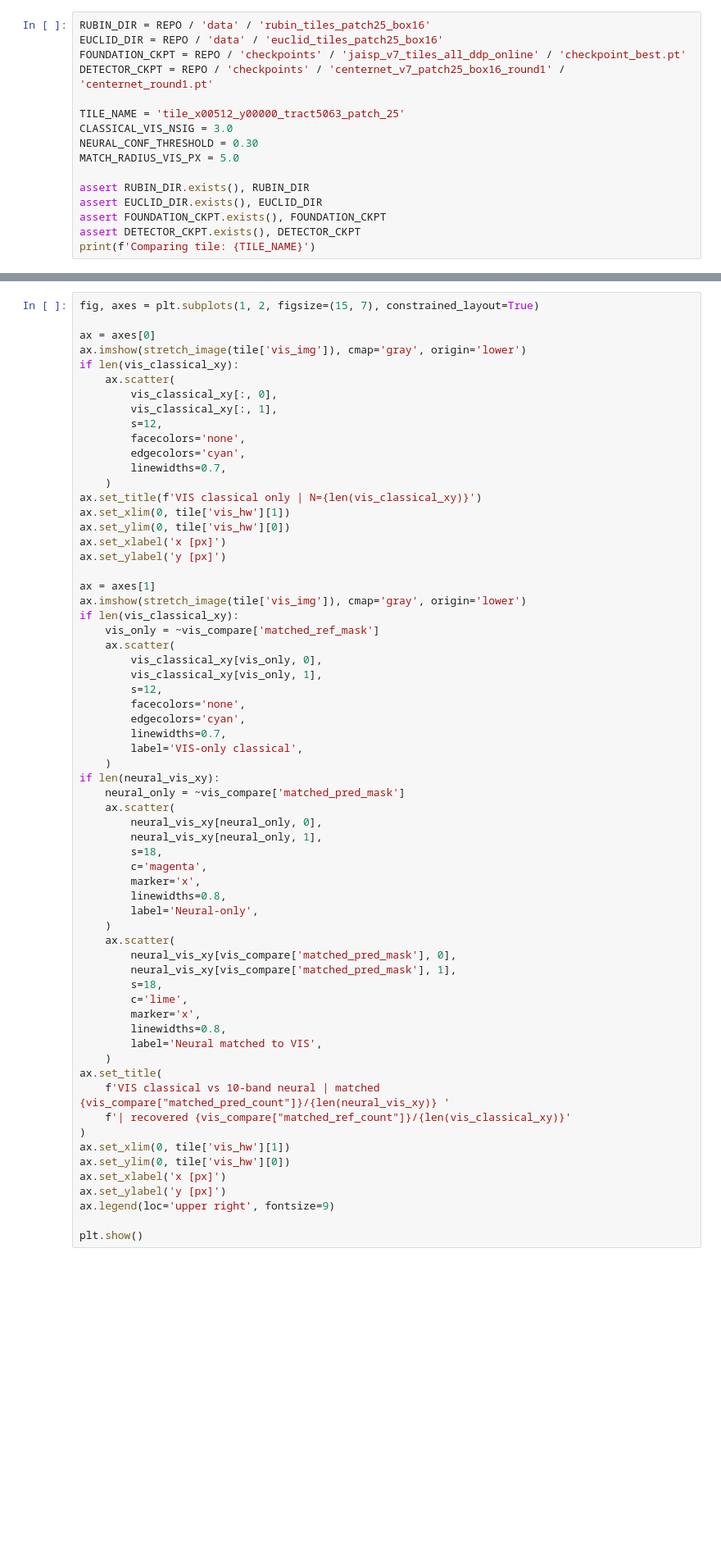
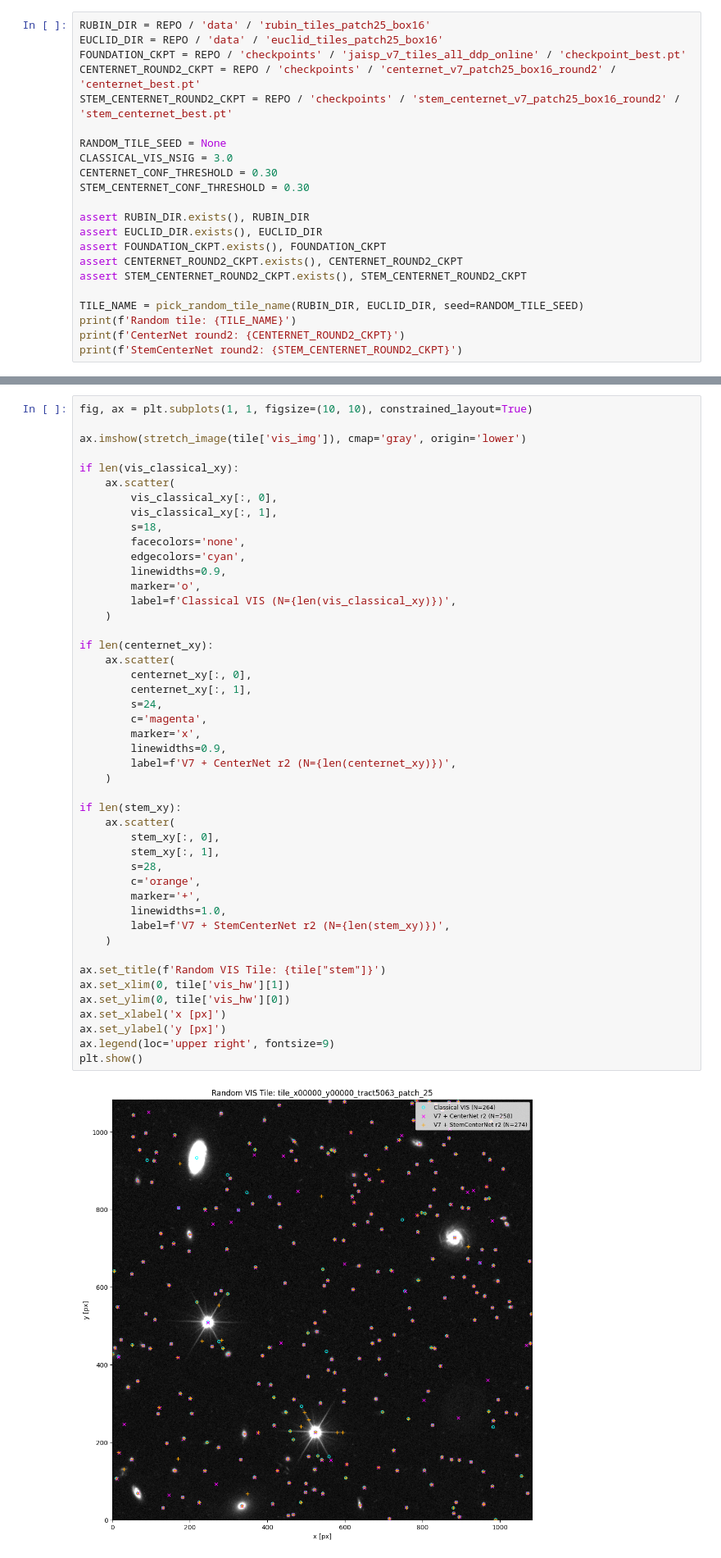
Before and after one commit to xoubish/JAISP, a Jupyter notebook: io/detection_comparison.ipynb, the cells around one changed output, grey strips where cells are left out. Shown at 82% size. Saved outputs shown, nothing was run; the diff lists cells and outputs as text; blank space fills up the shorter version.

```diff
--- a/io/detection_comparison.ipynb
+++ b/io/detection_comparison.ipynb
@@ -177,15 +185,21 @@ def load_tile_pair(stem: str, rubin_dir: Path, euclid_dir: Path, device: torch.d
 RUBIN_DIR = REPO / 'data' / 'rubin_tiles_patch25_box16'
 EUCLID_DIR = REPO / 'data' / 'euclid_tiles_patch25_box16'
 FOUNDATION_CKPT = REPO / 'checkpoints' / 'jaisp_v7_tiles_all_ddp_online' / 'checkpoint_best.pt'
-DETECTOR_CKPT = REPO / 'checkpoints' / 'centernet_v7_patch25_box16_round1' / 'centernet_round1.pt'
+CENTERNET_ROUND2_CKPT = REPO / 'checkpoints' / 'centernet_v7_patch25_box16_round2' / 'centernet_best.pt'
+STEM_CENTERNET_ROUND2_CKPT = REPO / 'checkpoints' / 'stem_centernet_v7_patch25_box16_round2' / 'stem_centernet_best.pt'
 
-TILE_NAME = 'tile_x00512_y00000_tract5063_patch_25'
+RANDOM_TILE_SEED = None
 CLASSICAL_VIS_NSIG = 3.0
-NEURAL_CONF_THRESHOLD = 0.30
-MATCH_RADIUS_VIS_PX = 5.0
+CENTERNET_CONF_THRESHOLD = 0.30
+STEM_CENTERNET_CONF_THRESHOLD = 0.30
 
 assert RUBIN_DIR.exists(), RUBIN_DIR
 assert EUCLID_DIR.exists(), EUCLID_DIR
 assert FOUNDATION_CKPT.exists(), FOUNDATION_CKPT
-assert DETECTOR_CKPT.exists(), DETECTOR_CKPT
-print(f'Comparing tile: {TILE_NAME}')
+assert CENTERNET_ROUND2_CKPT.exists(), CENTERNET_ROUND2_CKPT
+assert STEM_CENTERNET_ROUND2_CKPT.exists(), STEM_CENTERNET_ROUND2_CKPT
+
+TILE_NAME = pick_random_tile_name(RUBIN_DIR, EUCLID_DIR, seed=RANDOM_TILE_SEED)
+print(f'Random tile: {TILE_NAME}')
+print(f'CenterNet round2: {CENTERNET_ROUND2_CKPT}')
+print(f'StemCenterNet round2: {STEM_CENTERNET_ROUND2_CKPT}')
@@ -218,64 +250,48 @@ print(f'Median neural score: {np.median(neural_scores):.3f}' if len(neural_score
 # %%
-fig, axes = plt.subplots(1, 2, figsize=(15, 7), constrained_layout=True)
+fig, ax = plt.subplots(1, 1, figsize=(10, 10), constrained_layout=True)
 
-ax = axes[0]
 ax.imshow(stretch_image(tile['vis_img']), cmap='gray', origin='lower')
+
 if len(vis_classical_xy):
     ax.scatter(
         vis_classical_xy[:, 0],
         vis_classical_xy[:, 1],
-        s=12,
+        s=18,
         facecolors='none',
         edgecolors='cyan',
-        linewidths=0.7,
+        linewidths=0.9,
+        marker='o',
+        label=f'Classical VIS (N={len(vis_classical_xy)})',
     )
-ax.set_title(f'VIS classical only | N={len(vis_classical_xy)}')
-ax.set_xlim(0, tile['vis_hw'][1])
-ax.set_ylim(0, tile['vis_hw'][0])
-ax.set_xlabel('x [px]')
-ax.set_ylabel('y [px]')
 
-ax = axes[1]
-ax.imshow(stretch_image(tile['vis_img']), cmap='gray', origin='lower')
-if len(vis_classical_xy):
-    vis_only = ~vis_compare['matched_ref_mask']
+if len(centernet_xy):
     ax.scatter(
-        vis_classical_xy[vis_only, 0],
-        vis_classical_xy[vis_only, 1],
-        s=12,
-        facecolors='none',
-        edgecolors='cyan',
-        linewidths=0.7,
-        label='VIS-only classical',
-    )
-if len(neural_vis_xy):
-    neural_only = ~vis_compare['matched_pred_mask']
-    ax.scatter(
-        neural_vis_xy[neural_only, 0],
-        neural_vis_xy[neural_only, 1],
-        s=18,
+        centernet_xy[:, 0],
+        centernet_xy[:, 1],
+        s=24,
         c='magenta',
         marker='x',
-        linewidths=0.8,
-        label='Neural-only',
+        linewidths=0.9,
+        label=f'V7 + CenterNet r2 (N={len(centernet_xy)})',
     )
+
+if len(stem_xy):
     ax.scatter(
-        neural_vis_xy[vis_compare['matched_pred_mask'], 0],
-        neural_vis_xy[vis_compare['matched_pred_mask'], 1],
-        s=18,
-        c='lime',
-        marker='x',
-        linewidths=0.8,
-        label='Neural matched to VIS',
+        stem_xy[:, 0],
+        stem_xy[:, 1],
+        s=28,
+        c='orange',
+        marker='+',
+        linewidths=1.0,
+        label=f'V7 + StemCenterNet r2 (N={len(stem_xy)})',
     )
-ax.set_title(
-    f'VIS classical vs 10-band neural | matched {vis_compare["matched_pred_count"]}/{len(neural_vis_xy)} '
-    f'| recovered {vis_compare["matched_ref_count"]}/{len(vis_classical_xy)}'
-)
+
+ax.set_title(f'Random VIS Tile: {tile["stem"]}')
 ax.set_xlim(0, tile['vis_hw'][1])
 ax.set_ylim(0, tile['vis_hw'][0])
 ax.set_xlabel('x [px]')
 ax.set_ylabel('y [px]')
 ax.legend(loc='upper right', fontsize=9)
-
 plt.show()
+# %% [output]
+[figure, added]
```
Also changed, not shown: parts of 5 cells of this notebook, 7 other files.
